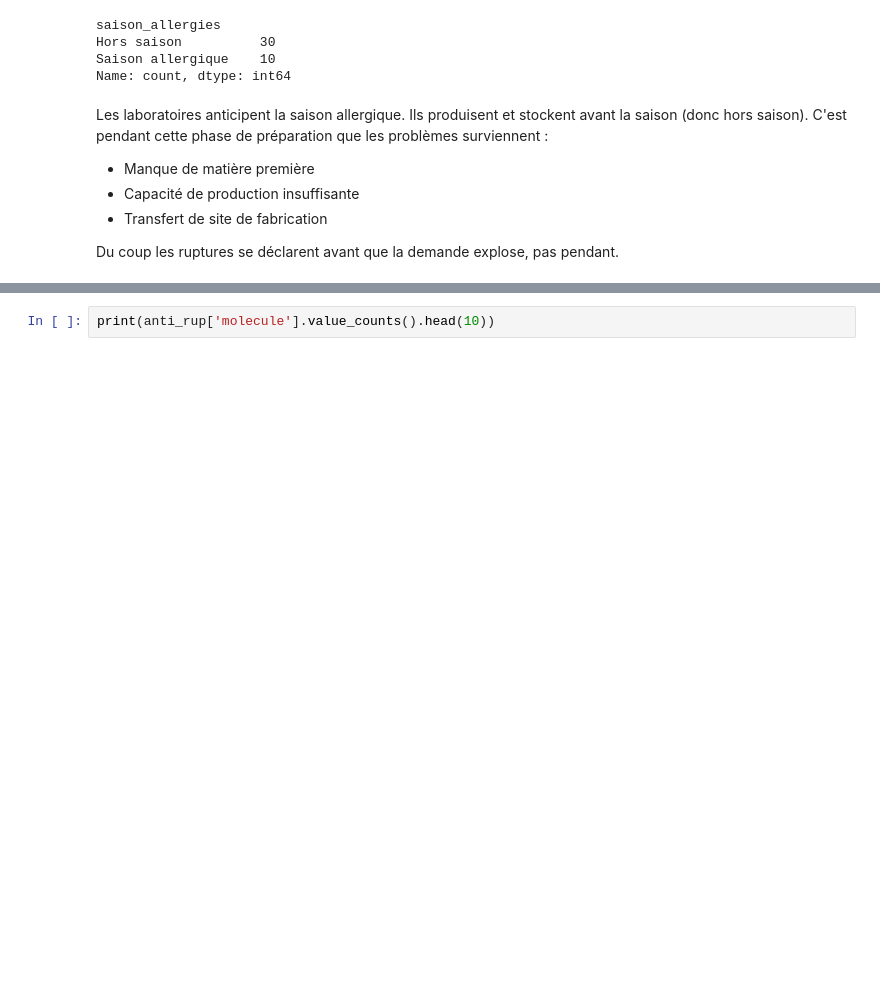
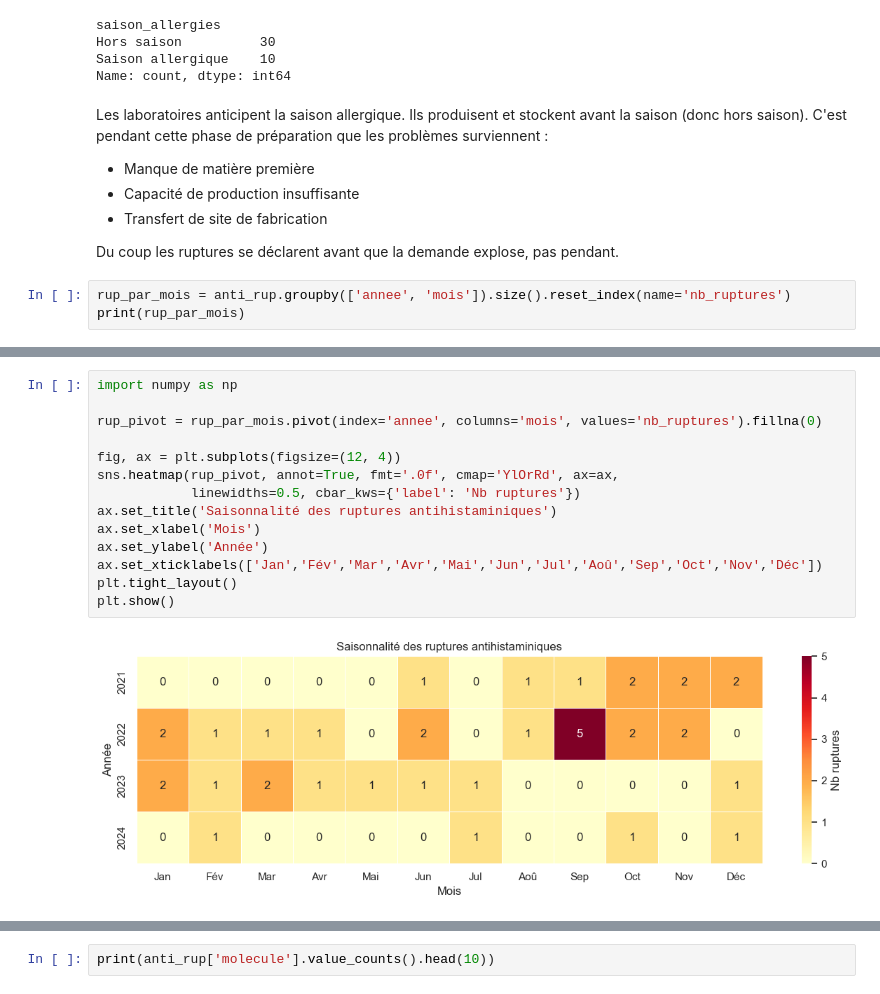
Before and after one commit to acabel42/antihistaminiques-pipeline, a Jupyter notebook: notebooks/eda_medicaments_ruptures.ipynb, the cells around one changed output, grey strips where cells are left out. Cells and saved outputs as stored; diff of their text form; blank space fills up the shorter version.

Commit message:
J1 - ajout heatmap saisonnalité ruptures

```diff
--- a/notebooks/eda_medicaments_ruptures.ipynb
+++ b/notebooks/eda_medicaments_ruptures.ipynb
@@ -205,3 +205,6 @@ Les laboratoires anticipent la saison allergique. Ils produisent et stockent ava
 - Transfert de site de fabrication
 
 Du coup les ruptures se déclarent avant que la demande explose, pas pendant.
+# %%
+rup_par_mois = anti_rup.groupby(['annee', 'mois']).size().reset_index(name='nb_ruptures')
+print(rup_par_mois)
@@ -207,0 +229,16 @@ Du coup les ruptures se déclarent avant que la demande explose, pas pendant.
+# %%
+import numpy as np
+
+rup_pivot = rup_par_mois.pivot(index='annee', columns='mois', values='nb_ruptures').fillna(0)
+
+fig, ax = plt.subplots(figsize=(12, 4))
+sns.heatmap(rup_pivot, annot=True, fmt='.0f', cmap='YlOrRd', ax=ax,
+            linewidths=0.5, cbar_kws={'label': 'Nb ruptures'})
+ax.set_title('Saisonnalité des ruptures antihistaminiques')
+ax.set_xlabel('Mois')
+ax.set_ylabel('Année')
+ax.set_xticklabels(['Jan','Fév','Mar','Avr','Mai','Jun','Jul','Aoû','Sep','Oct','Nov','Déc'])
+plt.tight_layout()
+plt.show()
+# %% [output]
+[figure, added]
```
Also changed, not shown: parts of 3 cells of this notebook.
